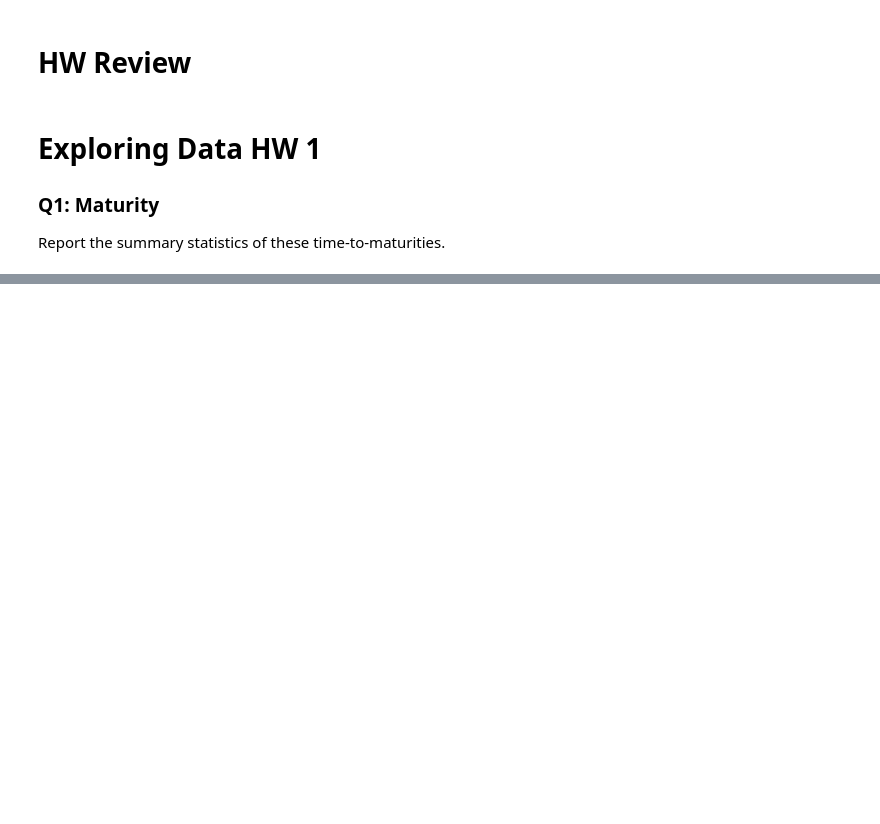
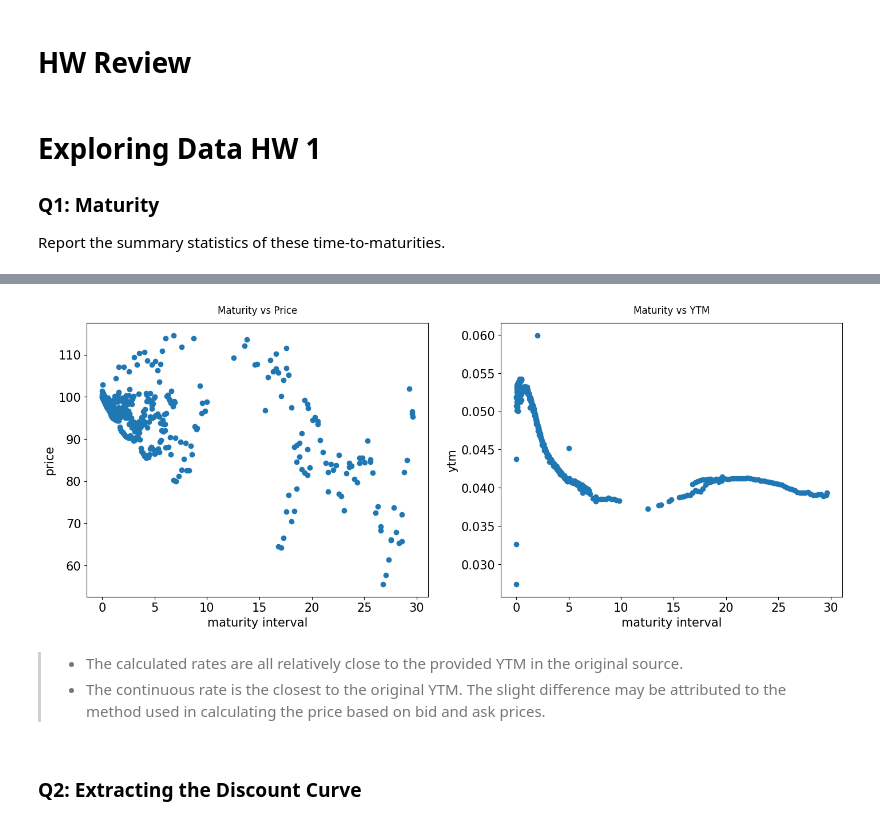
Before and after one commit to nicklewis-16/finm-fixedincome-2024, a Jupyter notebook: reviews/final-exam-hw-questiontypes.ipynb, the cells around one changed output, grey strips where cells are left out. Cells and saved outputs as stored; diff of their text form; code cells hidden in the pictures; blank space fills up the shorter version.

```diff
--- a/reviews/final-exam-hw-questiontypes.ipynb
+++ b/reviews/final-exam-hw-questiontypes.ipynb
@@ -1142,0 +1156,4 @@ display(rdata.head(), metrics.head())
+# %%
+filter_data = filter_treasuries(rdata, t_date=t_current, filter_tips=True, filter_yld = False)
+xtips_metrics = data_summary(filter_data, t_current)
+xtips_metrics[['maturity interval']].describe()
@@ -1142,0 +1182,24 @@ display(rdata.head(), metrics.head())
+# %%
+# Dirty price calculated as midpoint of bid-ask + accint
+price = xtips_metrics['price']
+price
+
+filter_cf = filter_treasury_cashflows(calc_cashflows(filter_data),filter_CF_strict=False)
+time_to_maturity= pd.Series(get_maturity_delta(filter_cf.columns.values, t_current), index = filter_cf.columns)
+ytm = pd.DataFrame(index=price.index, columns=['semiannual'], dtype=float)
+for bond in price.index:
+    #The function calculates the difference between the bond's current average price
+    #and the calculated present value of its future cash flows
+    pv_diff = lambda y: price[bond] - pv(y, filter_cf.loc[bond,:].values, time_to_maturity.values, freq=2)
+    # we use fsolve because the YTM calculation essentially involves finding the rate (YTM) at which
+    # the present value of the future cash flows of a bond equals its current market price.
+    ytm.loc[bond, 'semiannual'] = fsolve(pv_diff, 0.01)  # Initial guess for YTM
+
+ytm['annual'] = compound_rate(ytm['semiannual'], 2,1)
+ytm['daily'] = compound_rate(ytm['semiannual'], 2,365)
+ytm['continuous'] = compound_rate(ytm['semiannual'], 2,None)
+
+COMPOUND_FREQ = 'continuous'
+df = metrics[['maturity interval', 'price', 'coupon rate', 'yld', 'bid-ask']]
+df.insert(3, 'ytm', ytm[COMPOUND_FREQ])
+df.describe()
@@ -1142,0 +1216,23 @@ display(rdata.head(), metrics.head())
+# %%
+graphs = {'Maturity vs Price': (df['maturity interval'], df['price']), 'Maturity vs YTM' : (df['maturity interval'],df['ytm'])}
+
+fig, (ax,ax2) = plt.subplots(ncols=2)
+fig.tight_layout(pad=2)
+
+axes = [ax, ax2]
+
+for i, (key,value) in enumerate(graphs.items()):
+    axes[i].scatter(value[0], value[1])
+    axes[i].set_title(key, fontdict={'fontsize':12}, pad=12)
+    axes[i].set_xlabel(value[0].name)
+    axes[i].set_ylabel(value[1].name)
+
+fig.set_figwidth(15)
+plt.show()
+# %% [output]
+[figure, added]
+# %% [markdown]
+> - The calculated rates are all relatively close to the provided YTM in the original source.
+> - The continuous rate is the closest to the original YTM. The slight difference may be attributed to the method used in calculating the price based on bid and ask prices.
+# %% [markdown]
+### Q2: Extracting the Discount Curve
```
Also changed, not shown: parts of 32 cells of this notebook, 1 other file.
